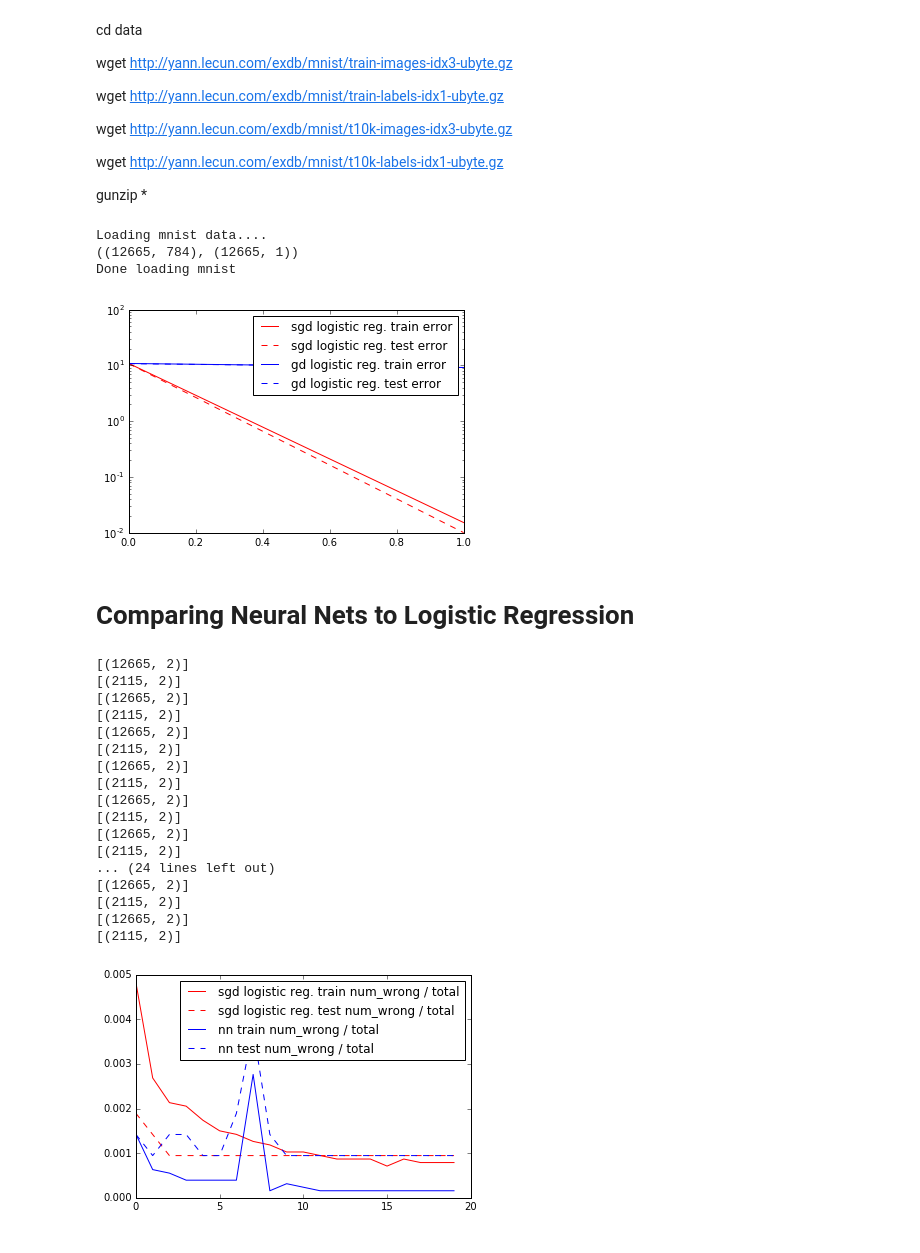
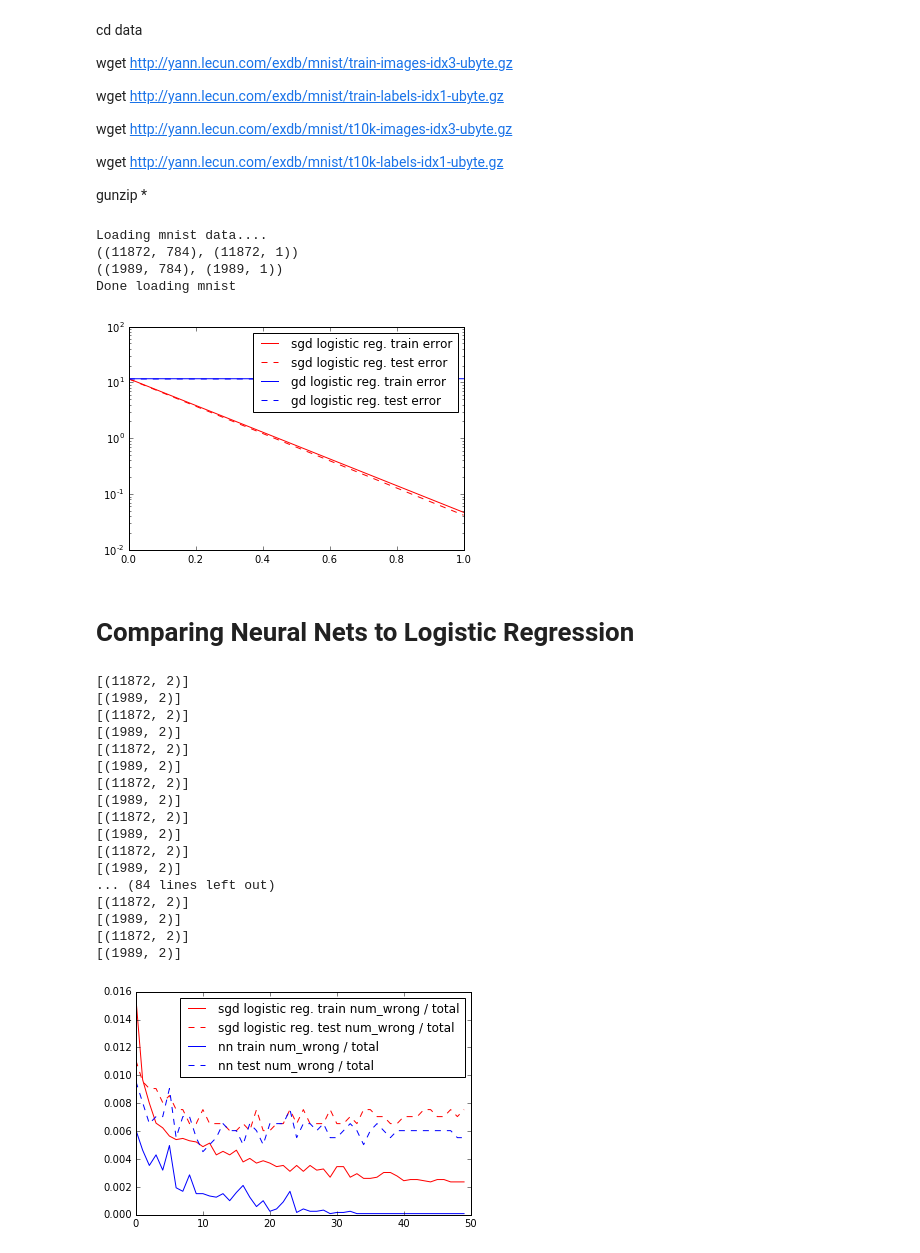
Before and after one commit to agnusmaximus/snippets, a Jupyter notebook: gd.ipynb, the cells around one changed output. Saved outputs shown, nothing was run; the diff lists cells and outputs as text; code cells hidden in the pictures.

```diff
--- a/gd.ipynb
+++ b/gd.ipynb
@@ -257,14 +257,14 @@ def load_dataset():
     X_train_filtered, labels_train_filtered = [], []
     X_test_filtered, labels_test_filtered = [], []
     for index, c in enumerate(labels_train):
-        if c == 0 or c == 1:
+        if c == 0 or c == 9:
             X_train_filtered.append([x[0] for x in X_train[index]])
-            labels_train_filtered.append([c])
+            labels_train_filtered.append([c/9])
 
     for index, c in enumerate(labels_test):
-        if c == 0 or c == 1:
+        if c == 0 or c == 9:
             X_test_filtered.append([x[0] for x in X_test[index]])
-            labels_test_filtered.append([c])
+            labels_test_filtered.append([c/9])
 
     X_train_filtered = np.mat(X_train_filtered)
     labels_train_filtered = np.mat(labels_train_filtered)
@@ -272,6 +272,7 @@ def load_dataset():
     labels_test_filtered = np.mat(labels_test_filtered)
 
     print(X_train_filtered.shape, labels_train_filtered.shape)
+    print(X_test_filtered.shape, labels_test_filtered.shape)
     print("Done loading mnist")
 
     return X_train_filtered, labels_train_filtered, X_test_filtered, labels_test_filtered
@@ -279,7 +280,8 @@ def load_dataset():
 X_mnist, y_mnist, X_test_mnist, y_test_mnist = load_dataset()
 # %% [output]
 Loading mnist data....
-((12665, 784), (12665, 1))
+((11872, 784), (11872, 1))
+((1989, 784), (1989, 1))
 Done loading mnist
 # %%
 # Initial models for both sgd and gd are the same
@@ -292,7 +294,7 @@ sgd_train_losses, sgd_test_losses, sgd_w = SGD(X_mnist, y_mnist, X_test_mnist, y
                                        n_iters=T, sgd_gamma=.005)
 gd_train_losses, gd_test_losses, gd_w = GD(X_mnist, y_mnist, X_test_mnist, y_test_mnist, gd_w,
                                     ComputeGradientLogReg, ComputeLossLogReg,
-                                    n_iters=T, gd_gamma=5)
+                                    n_iters=T, gd_gamma=.005)
 
 plt.semilogy(range(T), sgd_train_losses, 'r-', label="sgd logistic reg. train error")
 plt.semilogy(range(T), sgd_test_losses, '--r', label="sgd logistic reg. test error")
@@ -301,14 +303,14 @@ plt.semilogy(range(T), gd_test_losses, '--b', label="gd logistic reg. test error
 plt.legend(loc="upper right")
 plt.show();
 # %% [output]
-[figure, old version]
+[figure, new version]
 # %% [markdown]
 # Comparing Neural Nets to Logistic Regression
 # %%
 # pip install scikit-neuralnetwork
 from sknn.mlp import Classifier, Layer
 
-T = 20
+T = 50
 
 def TrainAndPredictUsingNN(X, y, X_test, y_test, n_iters=20):
     nn = Classifier(
@@ -327,48 +329,48 @@ def TrainAndPredictUsingNN(X, y, X_test, y_test, n_iters=20):
         train_errors.append(n_wrong_train / float(X.shape[0]))
         test_errors.append(n_wrong_test / float(X_test.shape[0]))
     return train_errors, test_errors
 
 def TrainAndPredictUsingLogReg(X, y, X_test, y_test, n_iters=20):
     sgd_w = np.mat(np.random.rand(784,1))
     train_errors, test_errors = [], []
     for i in range(n_iters):
         sgd_train_losses, sgd_test_losses, sgd_w = SGD(X_mnist, y_mnist, X_test_mnist, y_test_mnist, sgd_w,
                                                        GradientAtDatapointLogReg, ComputeLossLogReg,
                                                        n_iters=1, sgd_gamma=.005)
         predictions_train = [1 if hyp(sgd_w, x) >= .5 else 0 for x in X]
         predictions_test = [1 if hyp(sgd_w, x) >= .5 else 0 for x in X_test]
         n_wrong_train = sum([1 if pred != y[index] else 0 for index, pred in enumerate(predictions_train)])
         n_wrong_test = sum([1 if pred != y_test[index] else 0 for index, pred in enumerate(predictions_test)])
         train_errors.append(n_wrong_train / float(X.shape[0]))
         test_errors.append(n_wrong_test / float(X_test.shape[0]))
         #print(predictions_train)
     return train_errors, test_errors
 
 
 nn_train_errors, nn_test_errors = TrainAndPredictUsingNN(X_mnist, y_mnist, X_test_mnist, y_test_mnist, n_iters=T)
 sgd_train_errors, sgd_test_errors = TrainAndPredictUsingLogReg(X_mnist, y_mnist, X_test_mnist, y_test_mnist, n_iters=T)
 plt.plot(range(T), sgd_train_errors, 'r-', label="sgd logistic reg. train num_wrong / total")
 plt.plot(range(T), sgd_test_errors, '--r', label="sgd logistic reg. test num_wrong / total")
 plt.plot(range(T), nn_train_errors, 'b-', label="nn train num_wrong / total")
 plt.plot(range(T), nn_test_errors, '--b', label="nn test num_wrong / total")
 plt.legend(loc="upper right")
 plt.show()
 # %% [output]
-[(12665, 2)]
-[(2115, 2)]
-[(12665, 2)]
-[(2115, 2)]
-[(12665, 2)]
-[(2115, 2)]
-[(12665, 2)]
-[(2115, 2)]
-[(12665, 2)]
-[(2115, 2)]
-[(12665, 2)]
-[(2115, 2)]
-... (24 lines left out)
-[(12665, 2)]
-[(2115, 2)]
-[(12665, 2)]
-[(2115, 2)]
+[(11872, 2)]
+[(1989, 2)]
+[(11872, 2)]
+[(1989, 2)]
+[(11872, 2)]
+[(1989, 2)]
+[(11872, 2)]
+[(1989, 2)]
+[(11872, 2)]
+[(1989, 2)]
+[(11872, 2)]
+[(1989, 2)]
+... (84 lines left out)
+[(11872, 2)]
+[(1989, 2)]
+[(11872, 2)]
+[(1989, 2)]
-[figure, old version]
+[figure, new version]
```
Also changed, not shown: parts of 2 cells of this notebook.
